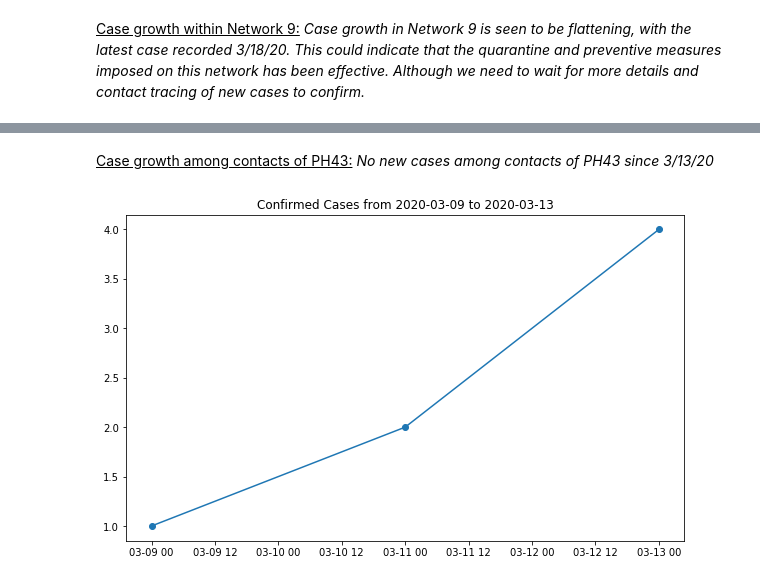
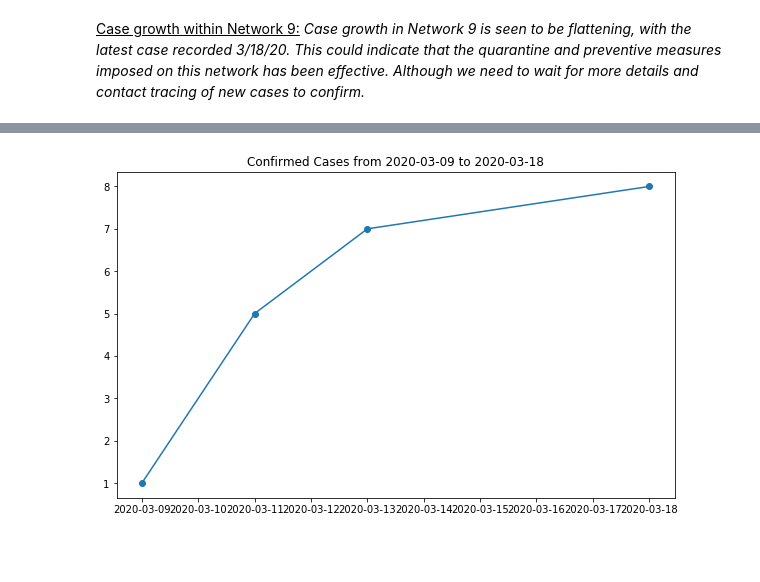
Before and after one commit to enzoampil/phcovid, a Jupyter notebook: sample/Cases Network Analysis.ipynb, the cells around one changed output, grey strips where cells are left out. Saved outputs shown, nothing was run; the diff lists cells and outputs as text; code cells hidden in the pictures; blank space fills up the shorter version.

```diff
--- a/sample/Cases Network Analysis.ipynb
+++ b/sample/Cases Network Analysis.ipynb
@@ -83,0 +28,3 @@ for i in range(1, cnt+1):
+# %%
+case_network = phcovid.get_case_network(df)
+case_network.head()
@@ -153,0 +55,3 @@ Contacts: ['PH41', 'PH44', 'PH87']
+# %%
+cases_largest_network = list(case_network.loc[case_network['network_no']==9,'network_cases'])[0]
+df[df['case_no_num'].isin(cases_largest_network)]
@@ -199,6 +108,4 @@ phcovid_plot.get_case_plot(df[df['case_no_int'].isin(comp_list[6])])
-# %% [markdown]
-<u>Case growth among contacts of PH43:</u><i> No new cases among contacts of PH43 since 3/13/20</i>
-# %%
-phcovid_plot.get_case_plot(df[df['case_no_int'].isin(contact_map[43])])
-# %% [output]
-[figure, removed]
+# %%
+get_case_plot(df[df['case_no_num'].isin(cases_largest_network)])
+# %% [output]
+[figure, added]
```
Also changed, not shown: parts of 30 cells of this notebook.
